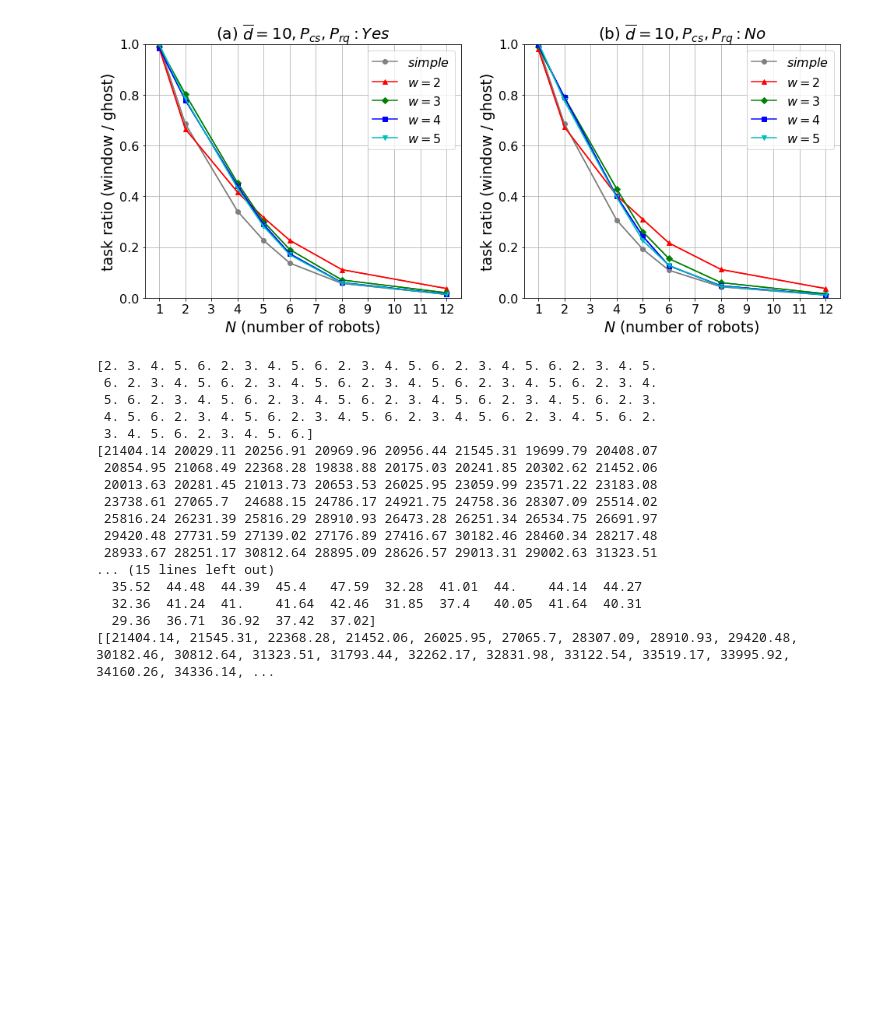
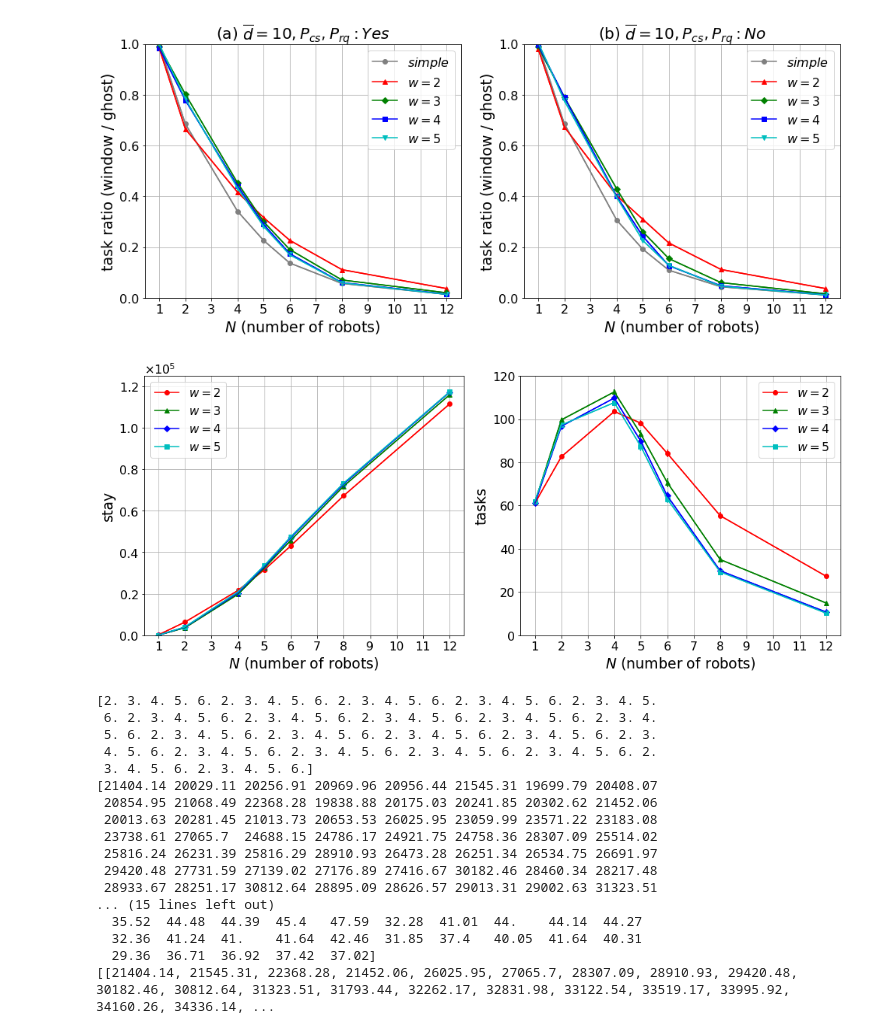
Before and after one commit to shoooooman/pad-data, a Jupyter notebook: data_plot.ipynb, the cells around one changed output. Cells and saved outputs as stored; diff of their text form; code cells hidden in the pictures; blank space fills up the shorter version.

Commit message:
fix graphs

```diff
--- a/data_plot.ipynb
+++ b/data_plot.ipynb
@@ -115,6 +115,53 @@ plt.savefig('./fig/graphs-ghost.png', bbox_inches='tight', pad_inches=0)
 # %% [output]
 [0.9971033150949469, 0.6855624446412755, 0.34117315965102724, 0.2260090841735657, 0.137143472757144, 0.056707549631651845, 0.013679486145824935, 0.9835854522046991, 0.6652709557935422, 0.4162746753507 ...
 [figure]
+# %%
+# for presentation
+
+MAX_NUM_NODES = 12
+NUM_TYPE_NUM_NODES = 7 # 1, 2, 4, 5, 6, 8, 12 -> 7 types
+WINDOW_SIZES = ['$w=2$', '$w=3$', '$w=4$', '$w=5$'] # redefined below
+NUM_WINDOW_SIZE = 4 # redefined below
+
+COLORS = ["r", "g", "b", "c", "m", "y", "k", "w"]
+MARKERS = ['o', '^', 'D', 's', 'v', '*']
+
+def data_plot_without_simple(xdata, ydata, errdata, ylabel, xlabel='$N$ (number of robots)', num_window_size=NUM_WINDOW_SIZE, window_sizes=WINDOW_SIZES, num_type_num_nodes=NUM_TYPE_NUM_NODES, max_num_nodes=MAX_NUM_NODES):
+    """
+    Plot graph with xdata and ydata.
+    The second param errdata represents yerror.
+    """
+    for i in range(num_window_size):
+        x = xdata[num_type_num_nodes*(i+1):num_type_num_nodes*(i+2)]
+        y = ydata[num_type_num_nodes*(i+1):num_type_num_nodes*(i+2)]
+        err = errdata[num_type_num_nodes*(i+1):num_type_num_nodes*(i+2)]
+        plt.errorbar(x, y, yerr=err, fmt=COLORS[i])
+        lines = plt.plot(x, y, marker=MARKERS[i], color=COLORS[i], label=window_sizes[i])
+
+    plt.xlabel(xlabel, fontsize=19)
+    plt.ylabel(ylabel, fontsize=19)
+    plt.xticks(np.arange(1, max_num_nodes+1, 1.0))
+    plt.tick_params(labelsize=16)
+    plt.grid()
+    plt.legend(fontsize=16)
+
+fig = plt.figure(figsize=(14, 6))
+
+ax3 = fig.add_subplot(1, 2, 1)
+data_plot_without_simple(num_nodes, ave_sum_stay_t, se_sum_stay_t, 'stay')
+ax3.yaxis.set_major_formatter(ptick.ScalarFormatter(useMathText=True))
+ax3.yaxis.offsetText.set_fontsize(16)
+ax3.ticklabel_format(style='sci',axis='y',scilimits=(0,0))
+plt.ylim([0, 125000])
+
+plt.subplot(1, 2, 2)
+data_plot_without_simple(num_nodes, ave_sum_task_t, se_sum_task_t, 'tasks')
+plt.yticks(np.arange(0, 121, 20))
+
+plt.tight_layout()
+plt.savefig('./fig/graphs-for-presentation.png')
+# %% [output]
+[figure, added]
 # %%
 WINDOW_SIZES = ['2', '3', '4', '5', '6'] # redefined
 NUM_WINDOW_SIZE = 5 # redefined
```
Also changed, not shown: 3 other files.
